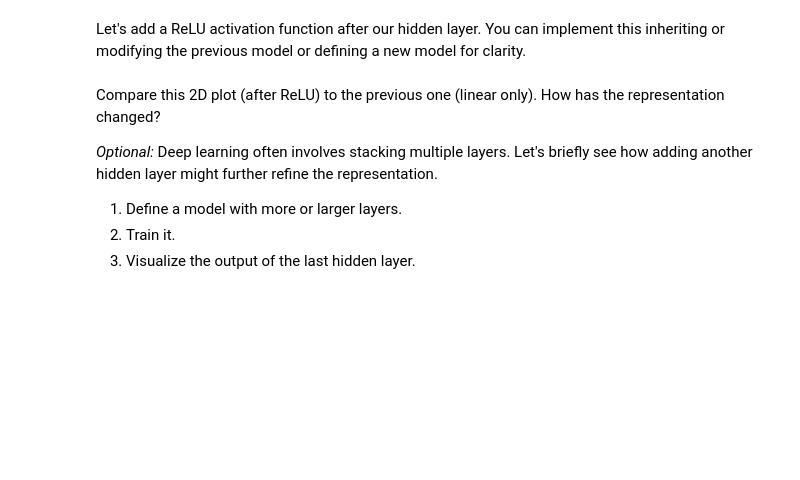
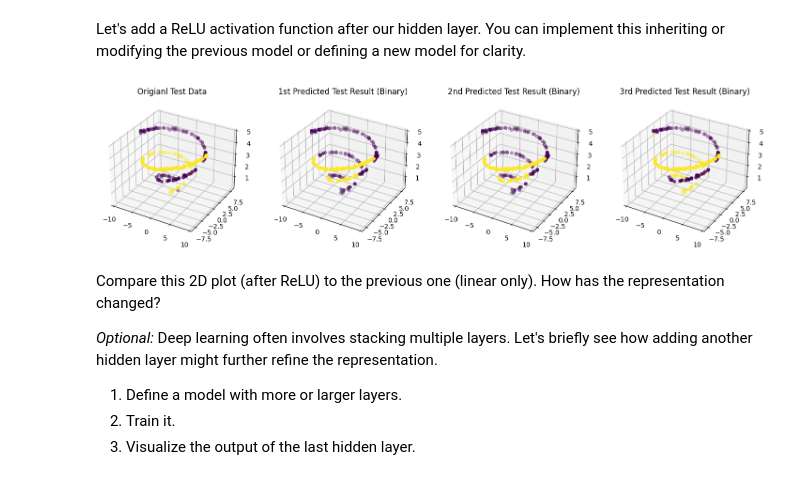
Before and after one commit to krittin-ch/CIT423003-MDL, a Jupyter notebook: Assignments/Week 1/Solution/exercise1.ipynb, the cells around one changed output. Drawn from its saved outputs; the diff is of its cells as text; code cells hidden in the pictures; blank space fills up the shorter version.

```diff
--- a/Assignments/Week 1/Solution/exercise1.ipynb
+++ b/Assignments/Week 1/Solution/exercise1.ipynb
@@ -238,6 +269,12 @@ class ReLUHiddenModel(nn.Module):
         # TODO: Define the second ReLU activation function instance (can be the same instance)
         # TODO: Define layer 3 (input=2, output=1)
 
+        self.layer_1 = nn.Linear(in_features=3, out_features=3)
+        self.relu_1 = nn.ReLU()
+        self.layer_2 = nn.Linear(in_features=3, out_features=2)
+        self.relu_2 = nn.ReLU()
+        self.layer_3 = nn.Linear(in_features=2, out_features=1)
+
     def forward(self, x: torch.Tensor) -> torch.Tensor:
         # TODO: Pass x through layer 1
         # TODO: Apply the first ReLU activation
@@ -245,7 +282,11 @@ class ReLUHiddenModel(nn.Module):
         # TODO: Apply the second ReLU activation
         # TODO: Pass the result through layer 3 (output layer)
         # TODO: Return the final output logits
-        output = x # Placeholder, replace with correct calculation
+
+        x = self.relu_1(self.layer_1(x))
+        x = self.relu_2(self.layer_2(x))
+        output = self.layer_3(x)
+
         return output
 
     def get_hidden_representation(self, x: torch.Tensor) -> torch.Tensor:
@@ -258,7 +299,9 @@ class ReLUHiddenModel(nn.Module):
             # TODO: Calculate the output after layer 1
             # TODO: Apply the first ReLU activation to the layer 1 output
             # TODO: Return the activated hidden representation
-            hidden_activated = x # Placeholder, replace with correct calculation
+
+            hidden_activated = self.relu_1(self.layer_1(x))
+
         return hidden_activated
 
 # --- Training Setup ---
@@ -282,7 +325,32 @@ for epoch in tqdm(range(epochs)):
 # %%
 # TODO: Plot original data points colored by the class labels predicted by model 3
 # Optionally calculate the classification accuracy on the test set.
 # TODO: Plot the hidden representation in 2D hidden space using the helper function colored by the original and predicted class labels side-by-side.
+
+y_pred_3 = model3(X_test)
+y_pred_3 = y_pred_3.detach().numpy()
+
+fig = plt.figure(figsize=(18, 5))
+
+ax1 = fig.add_subplot(141, projection='3d')
+ax1.scatter(X_test[:, 0], X_test[:, 1], X_test[:, 2], c=y_test)
+ax1.set_title("Origianl Test Data")
+
+ax2 = fig.add_subplot(142, projection='3d')
+ax2.scatter(X_test[:, 0], X_test[:, 1], X_test[:, 2], c=(y_pred_1 > 0.5))
+ax2.set_title("1st Predicted Test Result (Binary)")
+
+ax3 = fig.add_subplot(143, projection='3d')
+ax3.scatter(X_test[:, 0], X_test[:, 1], X_test[:, 2], c=(y_pred_2 > 0.5))
+ax3.set_title("2nd Predicted Test Result (Binary)")
+
+ax4 = fig.add_subplot(144, projection='3d')
+ax4.scatter(X_test[:, 0], X_test[:, 1], X_test[:, 2], c=(y_pred_3 > 0.5))
+ax4.set_title("3rd Predicted Test Result (Binary)")
+
+plt.show()
+# %% [output]
+[figure, added]
 # %% [markdown]
 Compare this 2D plot (after ReLU) to the previous one (linear only). How has the representation changed?
 
```
Also changed, not shown: parts of 4 cells of this notebook, 2 other files.
